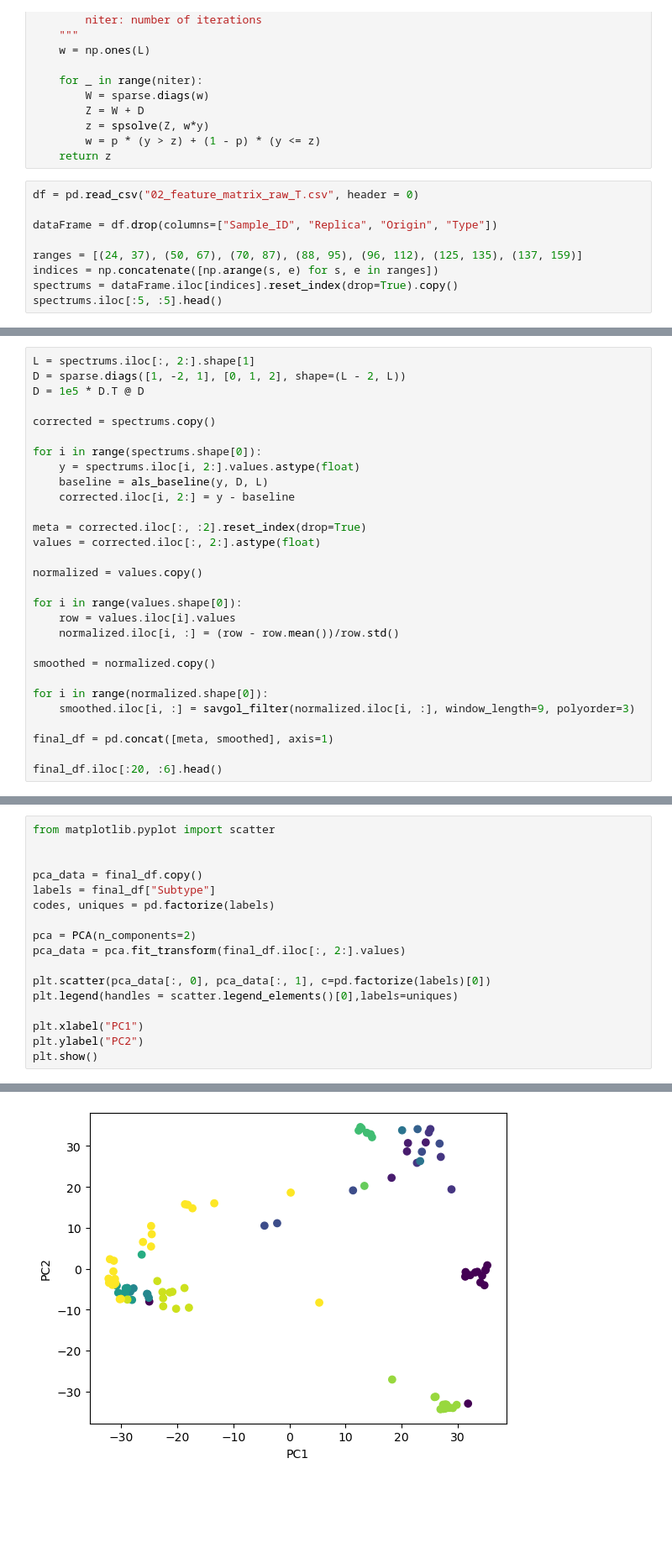
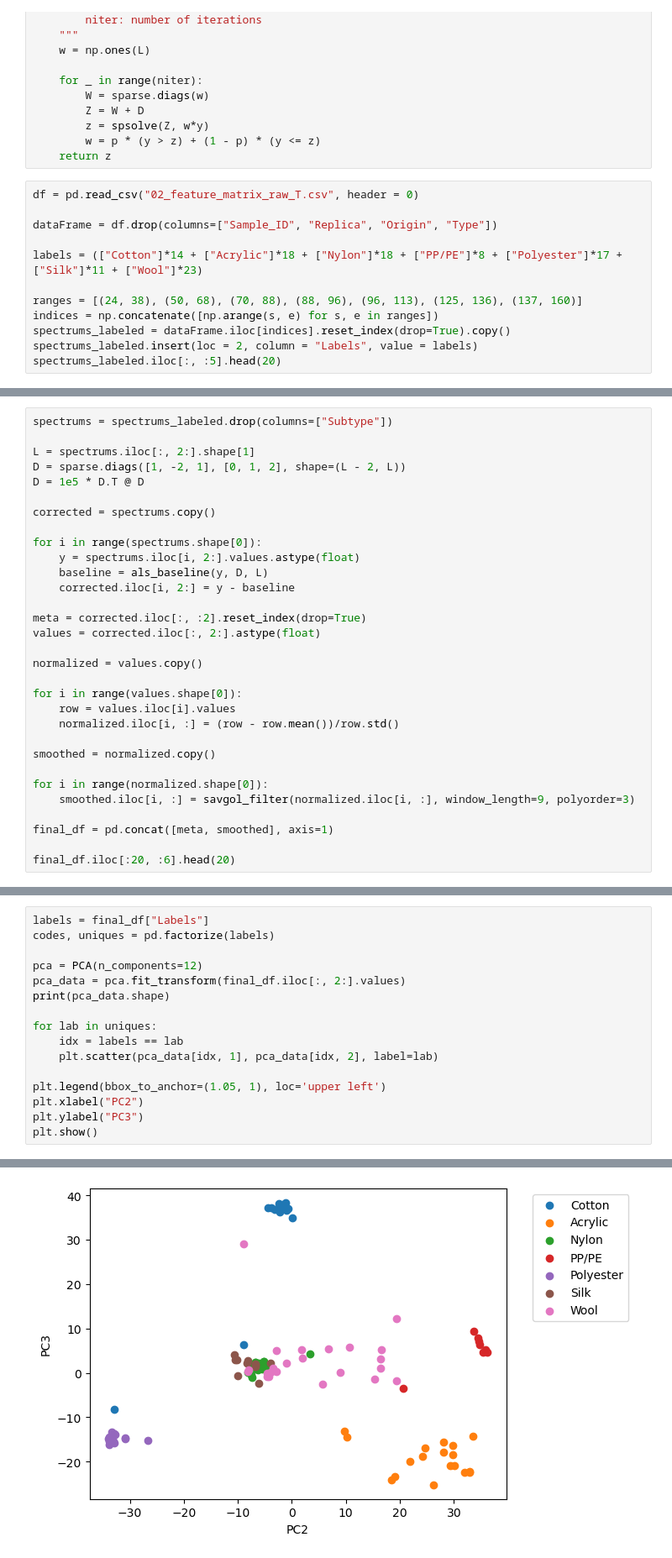
Before and after one commit to Eggorchikk/CBL_IR, a Jupyter notebook: CBL_ML/MD_CBL.ipynb, the cells around one changed output, grey strips where cells are left out. Shown at 84% size. Cells and saved outputs as stored; diff of their text form; blank space fills up the shorter version.

```diff
--- a/CBL_ML/MD_CBL.ipynb
+++ b/CBL_ML/MD_CBL.ipynb
@@ -30,8 +33,11 @@ df = pd.read_csv("02_feature_matrix_raw_T.csv", header = 0)
 
 dataFrame = df.drop(columns=["Sample_ID", "Replica", "Origin", "Type"])
 
-ranges = [(24, 37), (50, 67), (70, 87), (88, 95), (96, 112), (125, 135), (137, 159)]
+labels = (["Cotton"]*14 + ["Acrylic"]*18 + ["Nylon"]*18 + ["PP/PE"]*8 + ["Polyester"]*17 + ["Silk"]*11 + ["Wool"]*23)
+
+ranges = [(24, 38), (50, 68), (70, 88), (88, 96), (96, 113), (125, 136), (137, 160)]
 indices = np.concatenate([np.arange(s, e) for s, e in ranges])
-spectrums = dataFrame.iloc[indices].reset_index(drop=True).copy()
-spectrums.iloc[:5, :5].head()
+spectrums_labeled = dataFrame.iloc[indices].reset_index(drop=True).copy()
+spectrums_labeled.insert(loc = 2, column = "Labels", value = labels)
+spectrums_labeled.iloc[:, :5].head(20)
 # %% [output]
@@ -44,4 +61,6 @@ spectrums.iloc[:5, :5].head()
 # %%
+spectrums = spectrums_labeled.drop(columns=["Subtype"])
+
 L = spectrums.iloc[:, 2:].shape[1]
 D = sparse.diags([1, -2, 1], [0, 1, 2], shape=(L - 2, L))
 D = 1e5 * D.T @ D
@@ -69,5 +88,5 @@ for i in range(normalized.shape[0]):
 
 final_df = pd.concat([meta, smoothed], axis=1)
 
-final_df.iloc[:20, :6].head()
+final_df.iloc[:20, :6].head(20)
 # %% [output]
@@ -80,18 +125,17 @@ final_df.iloc[:20, :6].head()
 # %%
-from matplotlib.pyplot import scatter
-
-
-pca_data = final_df.copy()
-labels = final_df["Subtype"]
+labels = final_df["Labels"]
 codes, uniques = pd.factorize(labels)
 
-pca = PCA(n_components=2)
+pca = PCA(n_components=12)
 pca_data = pca.fit_transform(final_df.iloc[:, 2:].values)
+print(pca_data.shape)
 
-plt.scatter(pca_data[:, 0], pca_data[:, 1], c=pd.factorize(labels)[0])
-plt.legend(handles = scatter.legend_elements()[0],labels=uniques)
+for lab in uniques:
+    idx = labels == lab
+    plt.scatter(pca_data[idx, 1], pca_data[idx, 2], label=lab)
 
-plt.xlabel("PC1")
-plt.ylabel("PC2")
+plt.legend(bbox_to_anchor=(1.05, 1), loc='upper left')
+plt.xlabel("PC2")
+plt.ylabel("PC3")
 plt.show()
 # %% [output]
@@ -98 +143 @@ plt.show()
-[figure, old version]
+[figure, new version]
```
Also changed, not shown: parts of 6 cells of this notebook.
